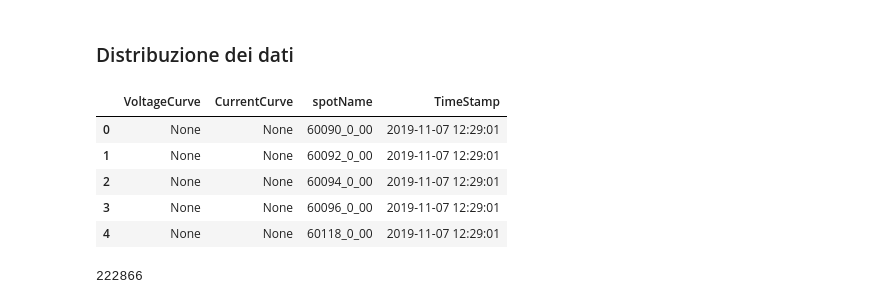
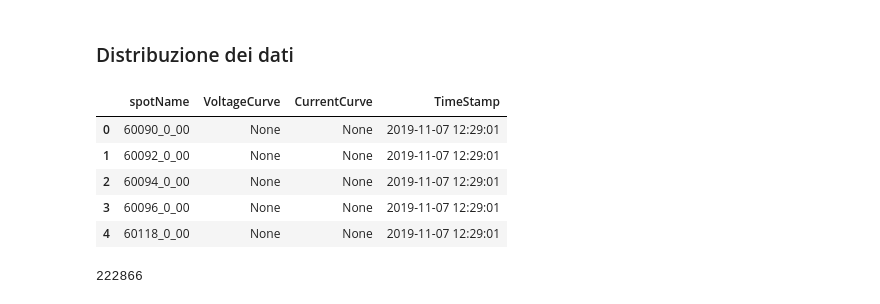
Before and after one commit to DavideMobilia/Anomaly-Detection, a Jupyter notebook: Scripts/Part1- Data Preparation.ipynb, the cells around one changed output. Saved outputs shown, nothing was run; the diff lists cells and outputs as text; code cells hidden in the pictures.

```diff
--- a/Scripts/Part1- Data Preparation.ipynb
+++ b/Scripts/Part1- Data Preparation.ipynb
@@ -7,15 +7,15 @@ import seaborn as sns
 ### Distribuzione dei dati
 # %%
 #carico il dataframe pickle in df
-df= pd.read_pickle("../data/full_rows_df.pkl")
+df= pd.read_pickle("../data/processed/full_rows_df.pkl")
 df.head()
 # %% [output]
-|  | VoltageCurve | CurrentCurve | spotName | TimeStamp |
-| 0 | None | None | 60090_0_00 | 2019-11-07 12:29:01 |
-| 1 | None | None | 60092_0_00 | 2019-11-07 12:29:01 |
-| 2 | None | None | 60094_0_00 | 2019-11-07 12:29:01 |
-| 3 | None | None | 60096_0_00 | 2019-11-07 12:29:01 |
-| 4 | None | None | 60118_0_00 | 2019-11-07 12:29:01 |
+|  | spotName | VoltageCurve | CurrentCurve | TimeStamp |
+| 0 | 60090_0_00 | None | None | 2019-11-07 12:29:01 |
+| 1 | 60092_0_00 | None | None | 2019-11-07 12:29:01 |
+| 2 | 60094_0_00 | None | None | 2019-11-07 12:29:01 |
+| 3 | 60096_0_00 | None | None | 2019-11-07 12:29:01 |
+| 4 | 60118_0_00 | None | None | 2019-11-07 12:29:01 |
 # %%
 len(df)
 # %% [output]
```
Also changed, not shown: parts of 5 cells of this notebook, 5 other files.
